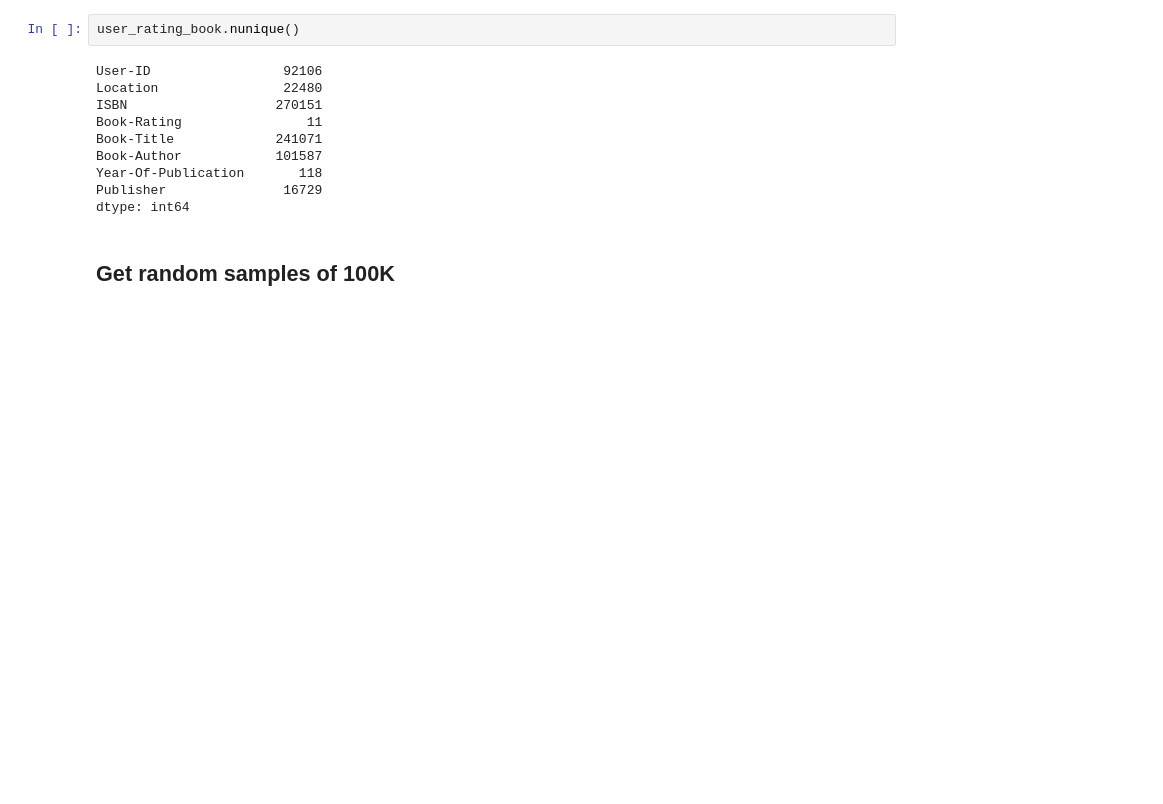
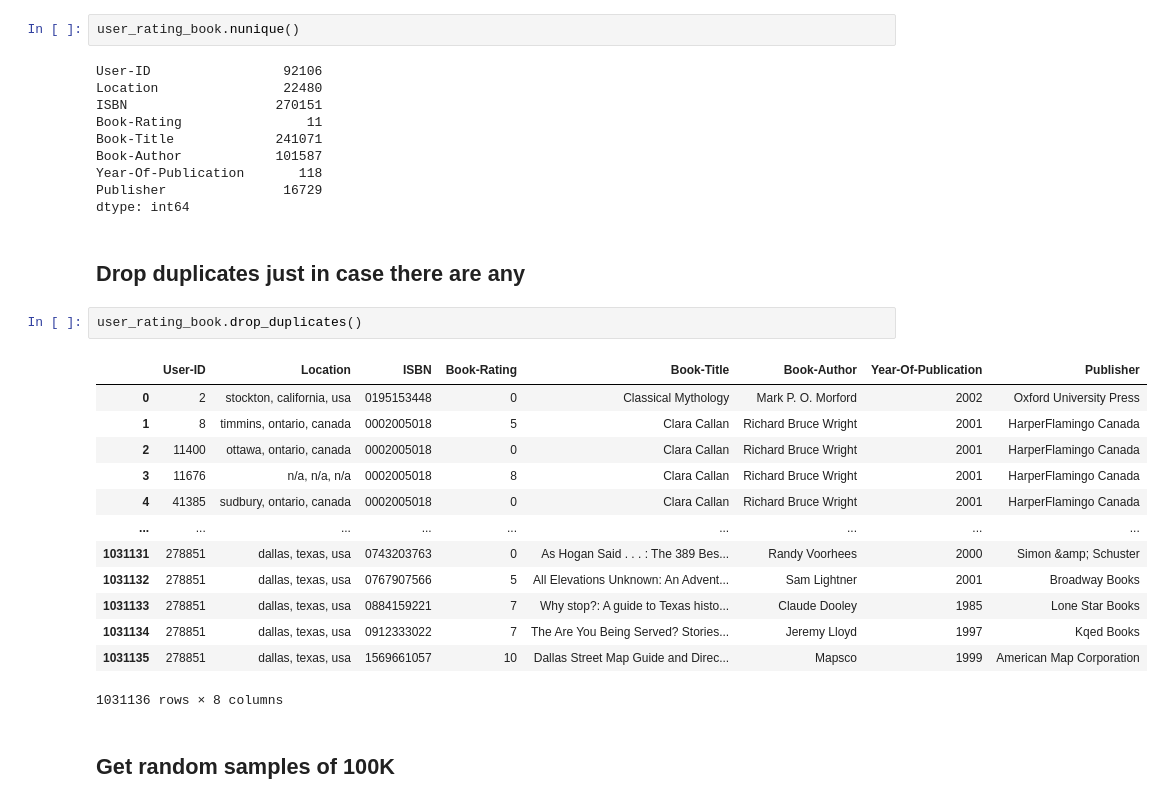
Before and after one commit to Sjue/Book_Rec, a Jupyter notebook: Book_Recommendations.ipynb, the cells around one changed output. Cells and saved outputs as stored; diff of their text form; blank space fills up the shorter version.

Commit message:
Rid of any dupes
Dropped duplicates if there were any

```diff
--- a/Book_Recommendations.ipynb
+++ b/Book_Recommendations.ipynb
@@ -158,6 +158,24 @@ Book-Author            101587
 Year-Of-Publication       118
 Publisher               16729
 dtype: int64
+# %% [markdown]
+## Drop duplicates just in case there are any
+# %%
+user_rating_book.drop_duplicates()
+# %% [output]
+|  | User-ID | Location | ISBN | Book-Rating | Book-Title | Book-Author | Year-Of-Publication | Publisher |
+| 0 | 2 | stockton, california, usa | 0195153448 | 0 | Classical Mythology | Mark P. O. Morford | 2002 | Oxford University Press |
+| 1 | 8 | timmins, ontario, canada | 0002005018 | 5 | Clara Callan | Richard Bruce Wright | 2001 | HarperFlamingo Canada |
+| 2 | 11400 | ottawa, ontario, canada | 0002005018 | 0 | Clara Callan | Richard Bruce Wright | 2001 | HarperFlamingo Canada |
+| 3 | 11676 | n/a, n/a, n/a | 0002005018 | 8 | Clara Callan | Richard Bruce Wright | 2001 | HarperFlamingo Canada |
+| 4 | 41385 | sudbury, ontario, canada | 0002005018 | 0 | Clara Callan | Richard Bruce Wright | 2001 | HarperFlamingo Canada |
+| ... | ... | ... | ... | ... | ... | ... | ... | ... |
+| 1031131 | 278851 | dallas, texas, usa | 0743203763 | 0 | As Hogan Said . . . : The 389 Bes... | Randy Voorhees | 2000 | Simon &amp; Schuster |
+| 1031132 | 278851 | dallas, texas, usa | 0767907566 | 5 | All Elevations Unknown: An Advent... | Sam Lightner | 2001 | Broadway Books |
+| 1031133 | 278851 | dallas, texas, usa | 0884159221 | 7 | Why stop?: A guide to Texas histo... | Claude Dooley | 1985 | Lone Star Books |
+| 1031134 | 278851 | dallas, texas, usa | 0912333022 | 7 | The Are You Being Served? Stories... | Jeremy Lloyd | 1997 | Kqed Books |
+| 1031135 | 278851 | dallas, texas, usa | 1569661057 | 10 | Dallas Street Map Guide and Direc... | Mapsco | 1999 | American Map Corporation |
+1031136 rows × 8 columns
 # %% [markdown]
 ## Get random samples of 100K
 # %%
```
Also changed, not shown: parts of 2 cells of this notebook.
